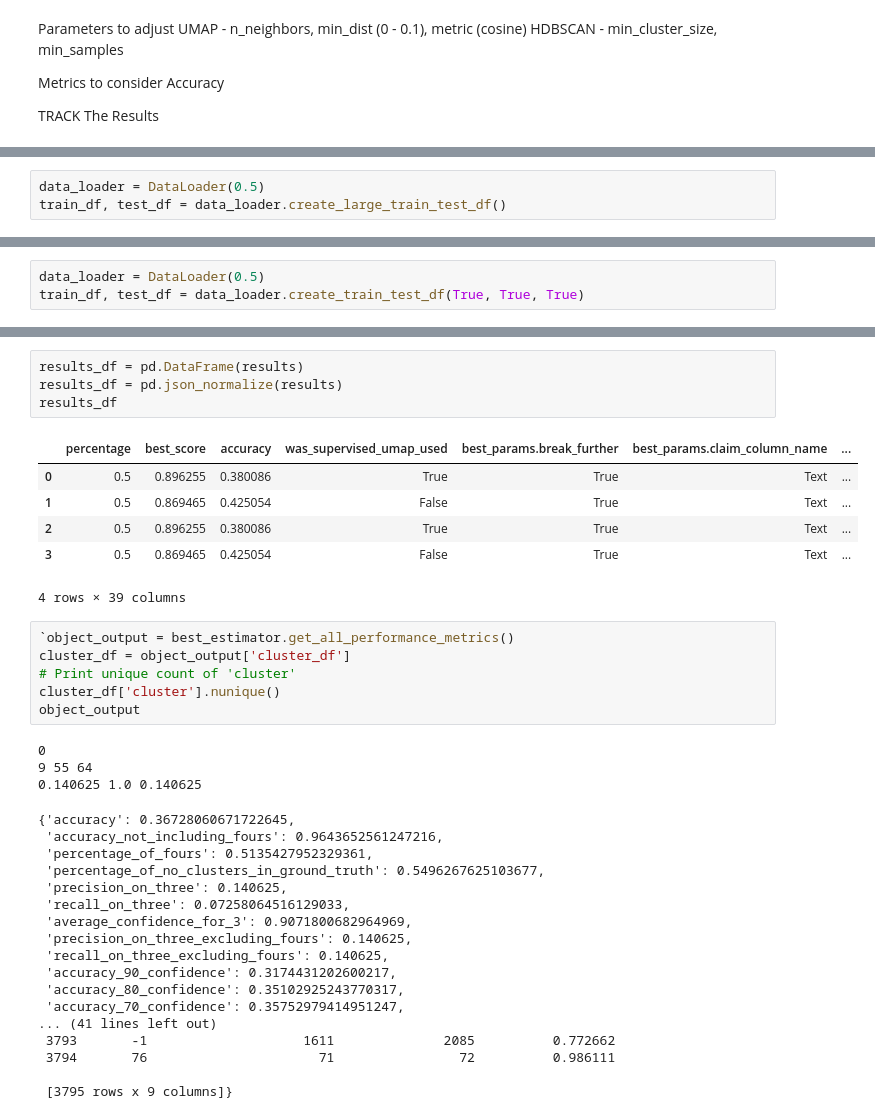
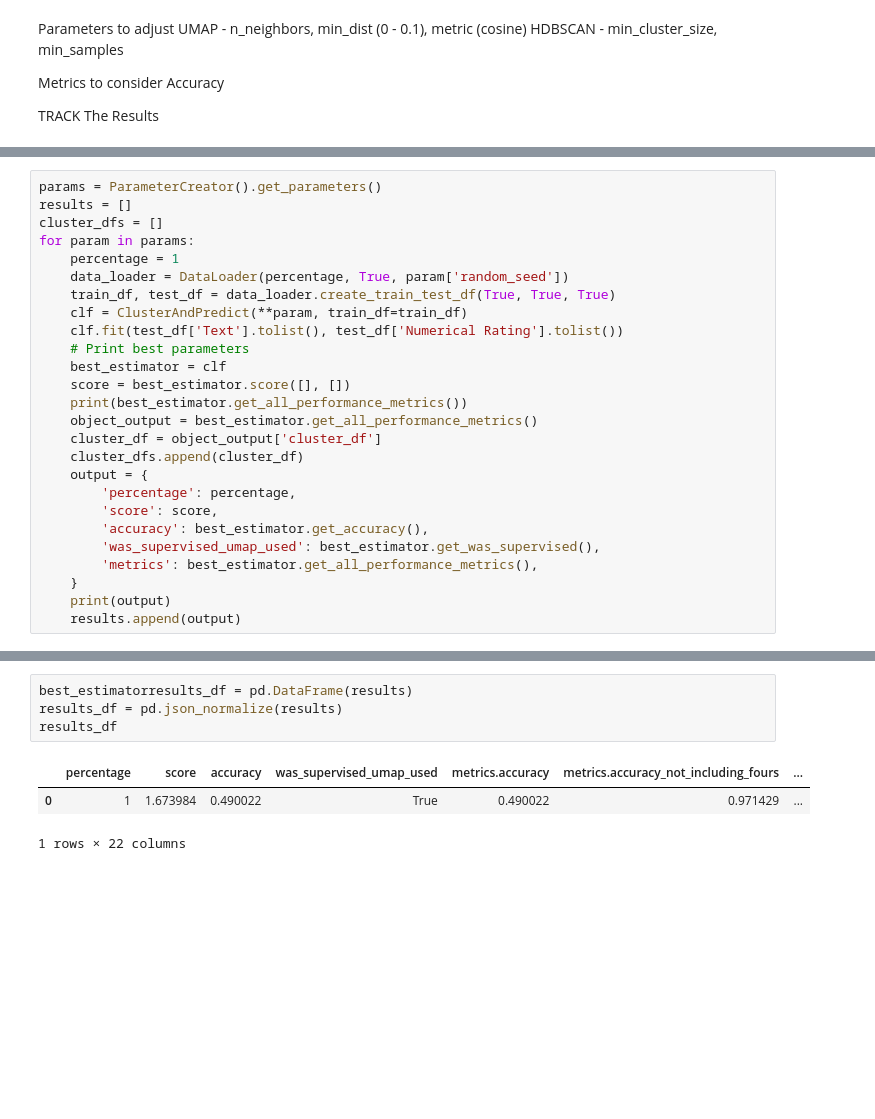
Before and after one commit to Vinayak-Kannan/FactChecker-V3, a Jupyter notebook: Testing/Test Output/hyperparameter_selection.ipynb, the cells around one changed output, grey strips where cells are left out. Cells and saved outputs as stored; diff of their text form; blank space fills up the shorter version.

```diff
--- a/Testing/Test Output/hyperparameter_selection.ipynb
+++ b/Testing/Test Output/hyperparameter_selection.ipynb
@@ -33,3 +33,0 @@ for collection_name in collection_names:
-# %%
-data_loader = DataLoader(0.5)
-train_df, test_df = data_loader.create_large_train_test_df()
@@ -64,3 +33,0 @@ parameters = {
-# %%
-data_loader = DataLoader(0.5)
-train_df, test_df = data_loader.create_train_test_df(True, True, True)
@@ -170,0 +34,26 @@ results
+# %%
+params = ParameterCreator().get_parameters()
+results = []
+cluster_dfs = []
+for param in params:
+    percentage = 1
+    data_loader = DataLoader(percentage, True, param['random_seed'])
+    train_df, test_df = data_loader.create_train_test_df(True, True, True)
+    clf = ClusterAndPredict(**param, train_df=train_df)
+    clf.fit(test_df['Text'].tolist(), test_df['Numerical Rating'].tolist())
+    # Print best parameters
+    best_estimator = clf
+    score = best_estimator.score([], [])
+    print(best_estimator.get_all_performance_metrics())
+    object_output = best_estimator.get_all_performance_metrics()
+    cluster_df = object_output['cluster_df']
+    cluster_dfs.append(cluster_df)
+    output = {
+        'percentage': percentage,
+        'score': score,
+        'accuracy': best_estimator.get_accuracy(),
+        'was_supervised_umap_used': best_estimator.get_was_supervised(),
+        'metrics': best_estimator.get_all_performance_metrics(),
+    }
+    print(output)
+    results.append(output)
@@ -171,38 +78,8 @@ results
 # %%
-results_df = pd.DataFrame(results)
+best_estimatorresults_df = pd.DataFrame(results)
 results_df = pd.json_normalize(results)
 results_df
 # %% [output]
-|  | percentage | best_score | accuracy | was_supervised_umap_used | best_params.break_further | best_params.claim_column_name | ... |
-| 0 | 0.5 | 0.896255 | 0.380086 | True | True | Text | ... |
-| 1 | 0.5 | 0.869465 | 0.425054 | False | True | Text | ... |
-| 2 | 0.5 | 0.896255 | 0.380086 | True | True | Text | ... |
-| 3 | 0.5 | 0.869465 | 0.425054 | False | True | Text | ... |
+|  | percentage | score | accuracy | was_supervised_umap_used | metrics.accuracy | metrics.accuracy_not_including_fours | ... |
+| 0 | 1 | 1.673984 | 0.490022 | True | 0.490022 | 0.971429 | ... |
-4 rows × 39 columns
+1 rows × 22 columns
-# %%
-`object_output = best_estimator.get_all_performance_metrics()
-cluster_df = object_output['cluster_df']
-# Print unique count of 'cluster'
-cluster_df['cluster'].nunique()
-object_output
-# %% [output]
-0
-9 55 64
-0.140625 1.0 0.140625
-{'accuracy': 0.36728060671722645,
- 'accuracy_not_including_fours': 0.9643652561247216,
- 'percentage_of_fours': 0.5135427952329361,
- 'percentage_of_no_clusters_in_ground_truth': 0.5496267625103677,
- 'precision_on_three': 0.140625,
- 'recall_on_three': 0.07258064516129033,
- 'average_confidence_for_3': 0.9071800682964969,
- 'precision_on_three_excluding_fours': 0.140625,
- 'recall_on_three_excluding_fours': 0.140625,
- 'accuracy_90_confidence': 0.3174431202600217,
- 'accuracy_80_confidence': 0.35102925243770317,
- 'accuracy_70_confidence': 0.35752979414951247,
-... (41 lines left out)
- 3793       -1                    1611              2085          0.772662
- 3794       76                      71                72          0.986111
-
- [3795 rows x 9 columns]}
```
Also changed, not shown: parts of 28 cells of this notebook, 10 other files.
